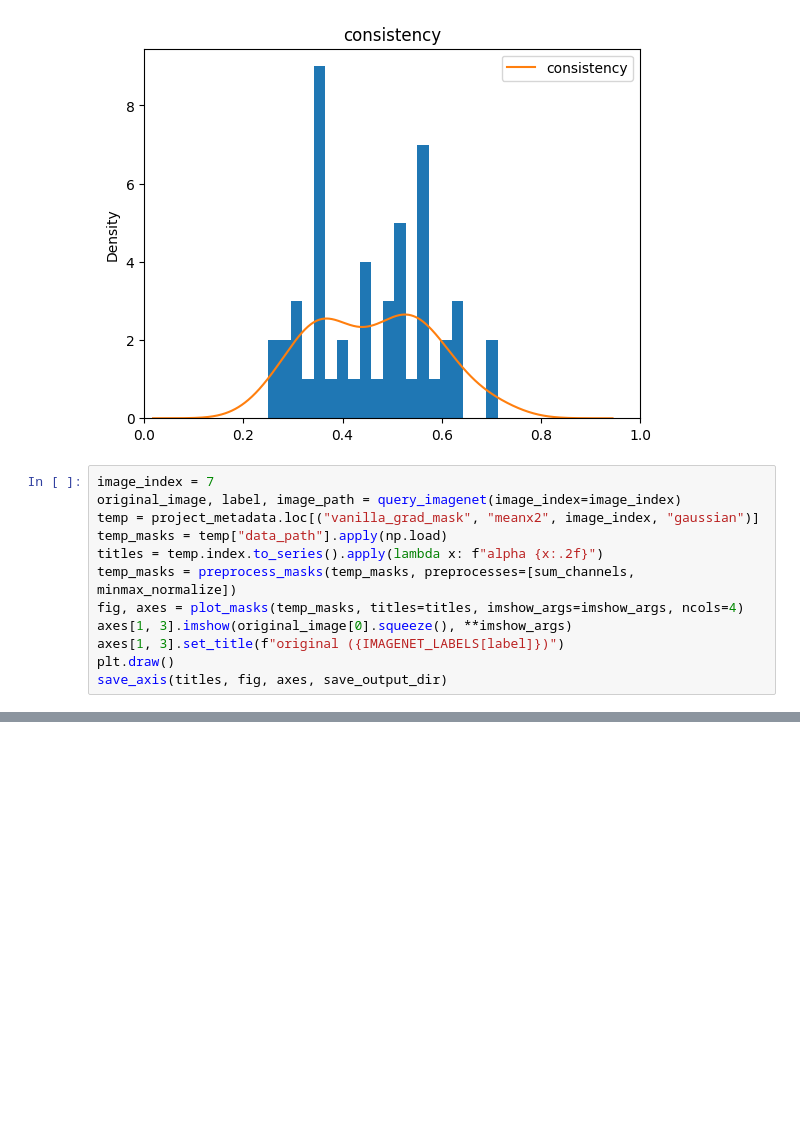
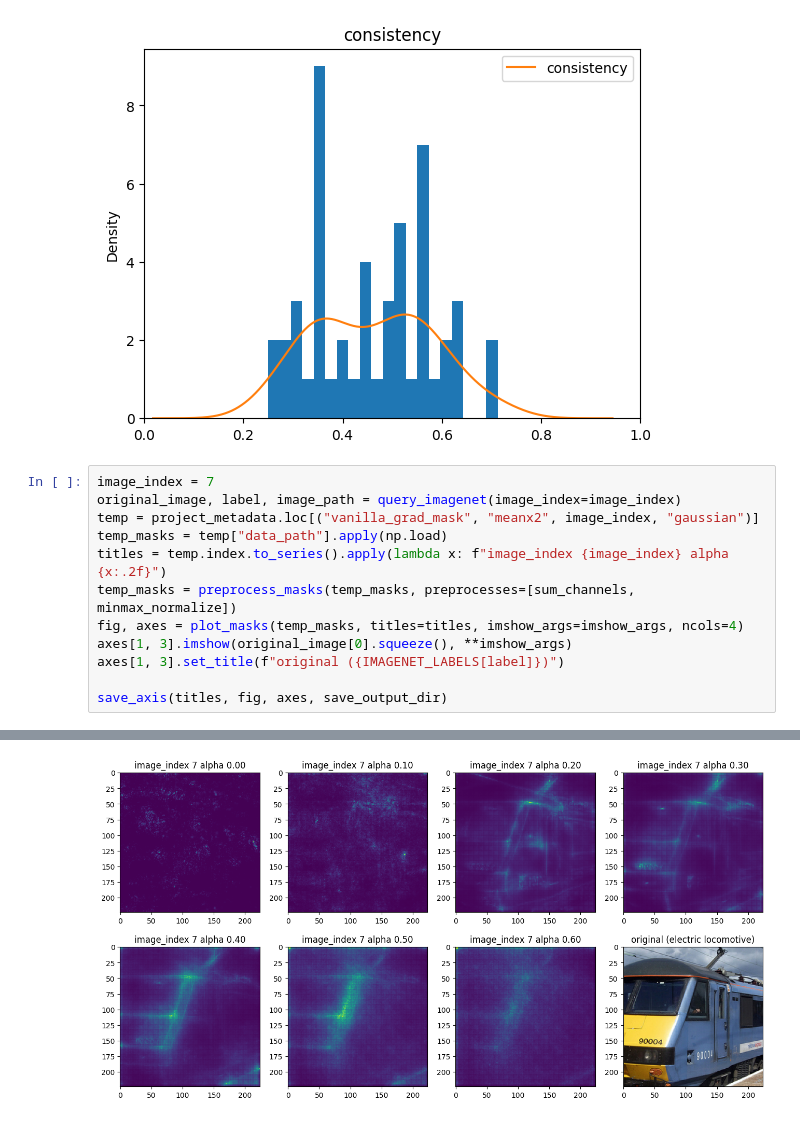
Before and after one commit to Amir-Mehrpanah/On-Spectral-Properties-of-Gradient-based-Explanation-Methods-ECCV24, a Jupyter notebook: experiments/experiment_6_0.ipynb, the cells around one changed output, grey strips where cells are left out. Saved outputs shown, nothing was run; the diff lists cells and outputs as text; blank space fills up the shorter version.

```diff
--- a/experiments/experiment_6_0.ipynb
+++ b/experiments/experiment_6_0.ipynb
@@ -125,10 +131,11 @@ image_index = 7
 original_image, label, image_path = query_imagenet(image_index=image_index)
 temp = project_metadata.loc[("vanilla_grad_mask", "meanx2", image_index, "gaussian")]
 temp_masks = temp["data_path"].apply(np.load)
-titles = temp.index.to_series().apply(lambda x: f"alpha {x:.2f}")
+titles = temp.index.to_series().apply(lambda x: f"image_index {image_index} alpha {x:.2f}")
 temp_masks = preprocess_masks(temp_masks, preprocesses=[sum_channels, minmax_normalize])
 fig, axes = plot_masks(temp_masks, titles=titles, imshow_args=imshow_args, ncols=4)
 axes[1, 3].imshow(original_image[0].squeeze(), **imshow_args)
 axes[1, 3].set_title(f"original ({IMAGENET_LABELS[label]})")
-plt.draw()
+
 save_axis(titles, fig, axes, save_output_dir)
+# %% [output]
@@ -135,3 +154,4 @@ save_axis(titles, fig, axes, save_output_dir)
+[figure, added]
 # %%
 image_index = 43
 original_image, label, image_path = query_imagenet(image_index=image_index)
```
Also changed, not shown: parts of 4 cells of this notebook, 5 other files.
